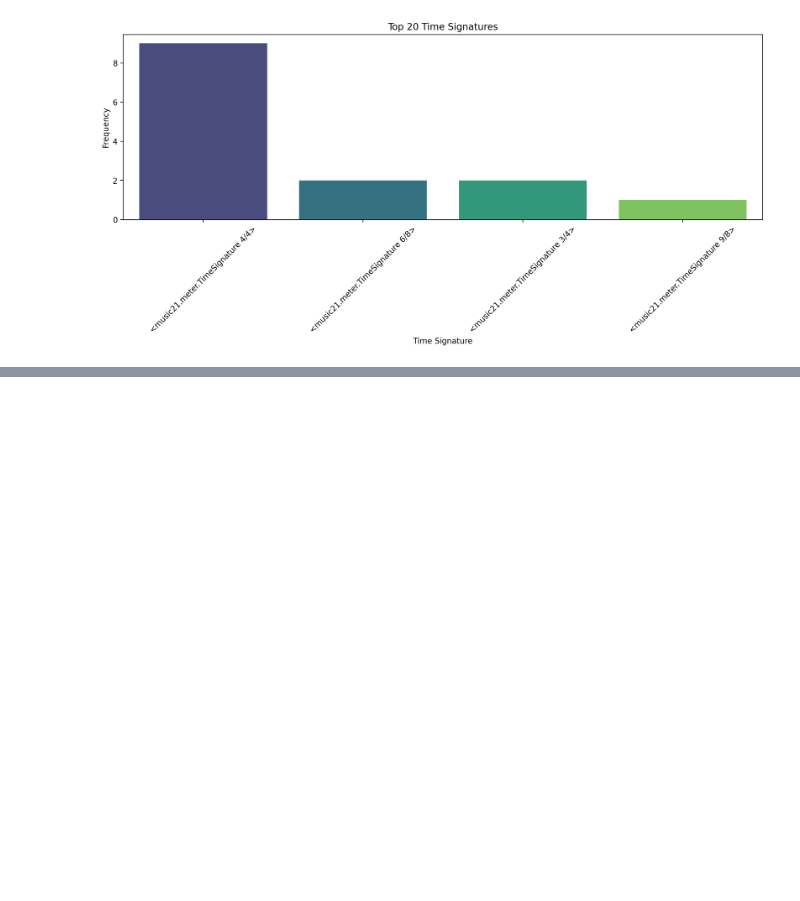
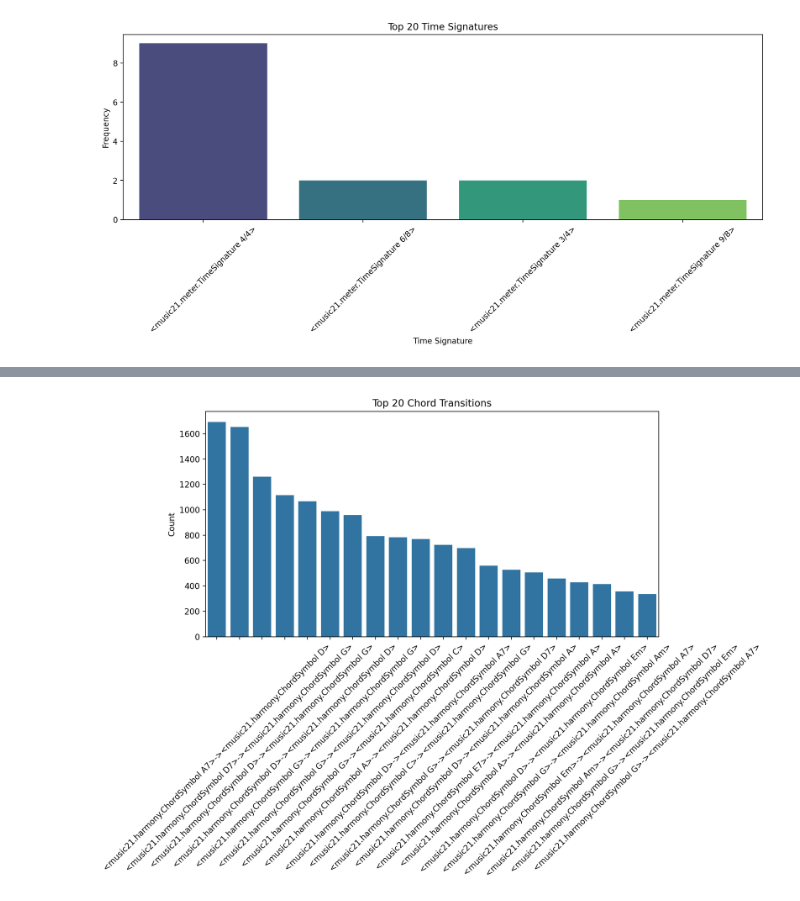
Before and after one commit to chawlaishita13/nottingham, a Jupyter notebook: eda.ipynb, the cells around one changed output, grey strips where cells are left out. Cells and saved outputs as stored; diff of their text form; code cells hidden in the pictures; blank space fills up the shorter version.

```diff
--- a/eda.ipynb
+++ b/eda.ipynb
@@ -106,0 +152,28 @@ Passing `palette` without assigning `hue` is deprecated and will be removed in v
+# %%
+from collections import defaultdict
+
+chord_bigrams = defaultdict(int)
+
+for filename in os.listdir(ABC_DIR):
+    if filename.endswith('.abc'):
+        try:
+            score = converter.parse(os.path.join(ABC_DIR, filename))
+            chords = [str(c) for c in score.recurse().getElementsByClass('ChordSymbol')]
+            for i in range(len(chords)-1):
+                chord_bigrams[(chords[i], chords[i+1])] += 1
+        except Exception as e:
+            continue
+
+# Top 20 chord transitions
+top_chord_bigrams = Counter(chord_bigrams).most_common(20)
+bigram_labels = [f"{a}->{b}" for a, b in [pair[0] for pair in top_chord_bigrams]]
+counts = [pair[1] for pair in top_chord_bigrams]
+
+plt.figure(figsize=(10, 5))
+sns.barplot(x=bigram_labels, y=counts)
+plt.xticks(rotation=45)
+plt.title("Top 20 Chord Transitions")
+plt.ylabel("Count")
+plt.show()
+# %% [output]
+[figure, added]
```
Also changed, not shown: parts of 18 cells of this notebook, 4 other files.
